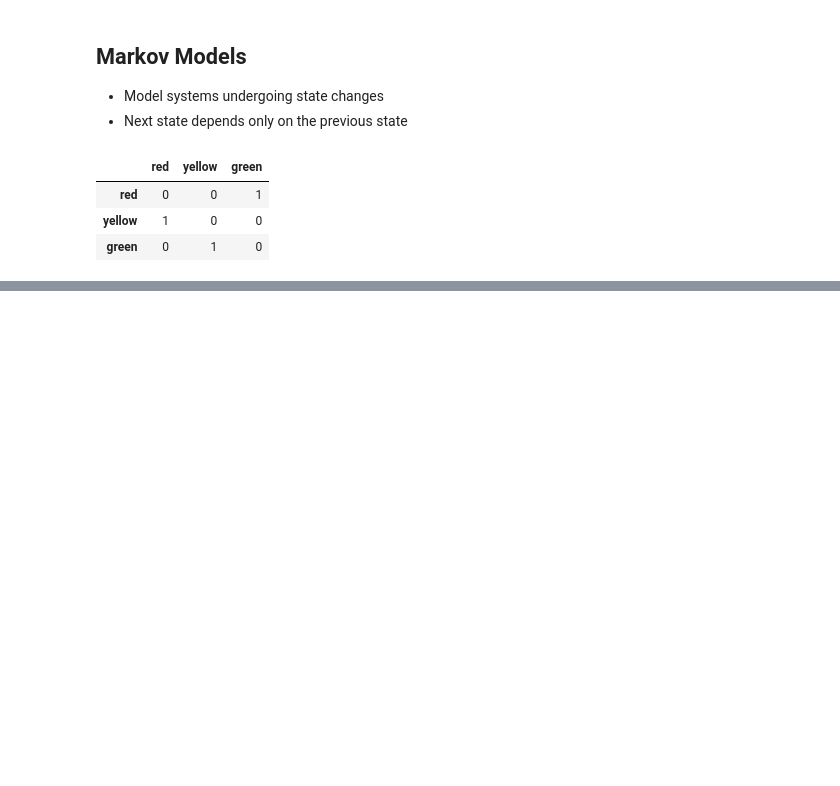
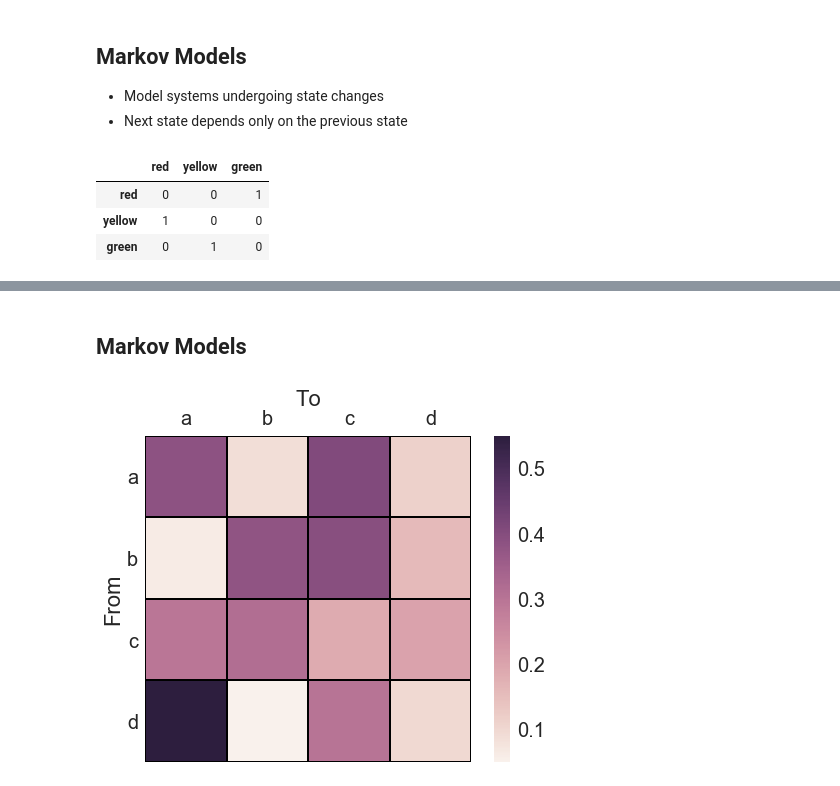
Before and after one commit to JohnPaton/engl_ish, a Jupyter notebook: PyData Slides.ipynb, the cells around one changed output, grey strips where cells are left out. Drawn from its saved outputs; the diff is of its cells as text; code cells hidden in the pictures; blank space fills up the shorter version.

```diff
--- a/PyData Slides.ipynb
+++ b/PyData Slides.ipynb
@@ -97,0 +117,17 @@ Slightly less trivial...
+# %%
+import time; from IPython import display
+for i in range(26):
+    heatmap(np.linalg.matrix_power(baby,i),
+            title='Markov Miles After {} steps'.format(i),
+            xticklabels=list(baby.columns), yticklabels=list(baby.index), vmin=0)
+    display.clear_output(wait=True); display.display(plt.show())
+    time.sleep(min(i,1) * 5/(i/2+1)**2)
+display.clear_output() # comment out to leave plot up
+# %%
+for i in range(51):
+    heatmap(np.linalg.matrix_power(lights,i),
+            title='Traffic Lights After {} steps'.format(i),
+            xticklabels=list(lights.columns),yticklabels=list(lights.index), vmin=0)
+    display.clear_output(wait=True); display.display(plt.show())
+    time.sleep(min(i,1) * 5/(i/2+1)**2)
+display.clear_output() # comment out to leave plot up
@@ -97,0 +235,14 @@ Slightly less trivial...
+# %% [markdown]
+Markov Models
+----
+# %%
+from engl_ish import Markov_Model; import random
+mm = Markov_Model()
+for i in 'abcd':
+    for j in 'abcd':
+        mm.increment(i, j, random.randint(0,25))
+
+df = mm.to_df()
+heatmap(df)
+# %% [output]
+[figure, added]
```
Also changed, not shown: parts of 37 cells of this notebook, 10 other files.
